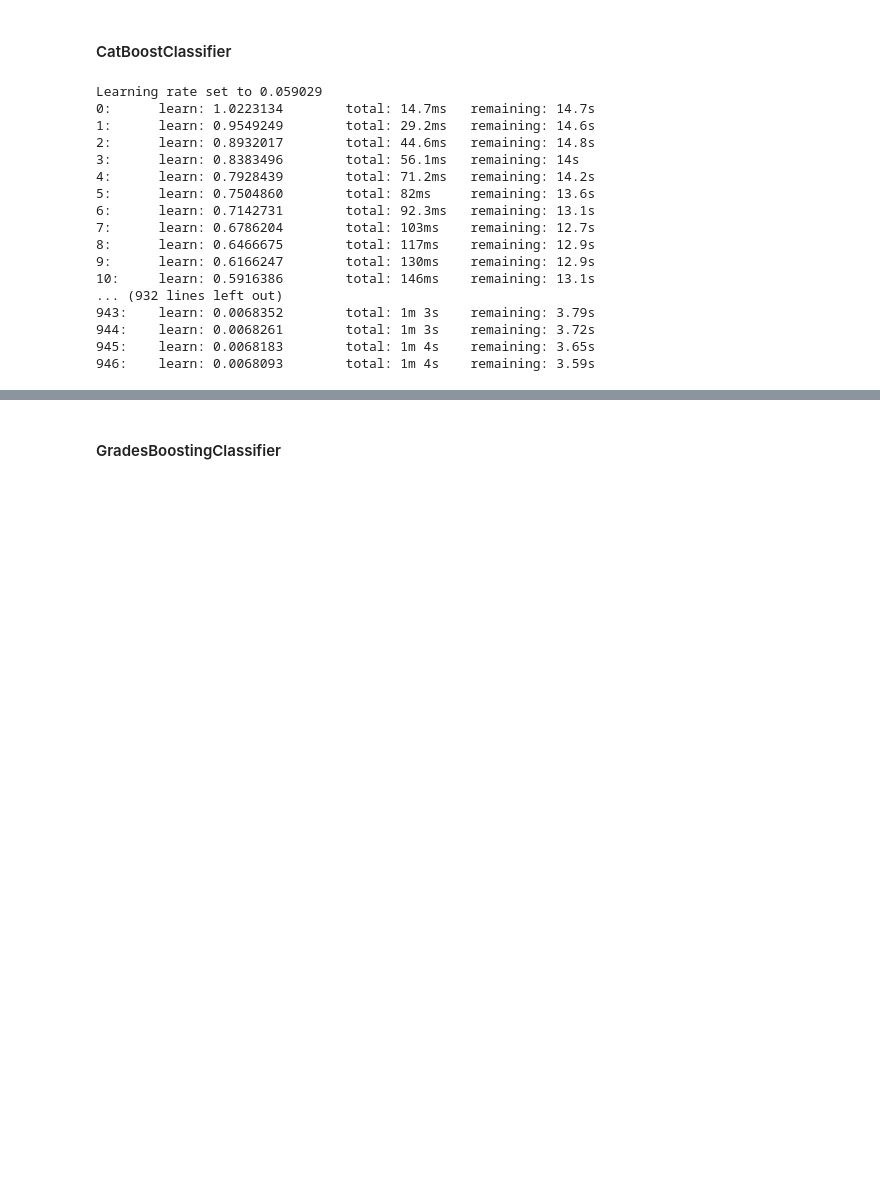
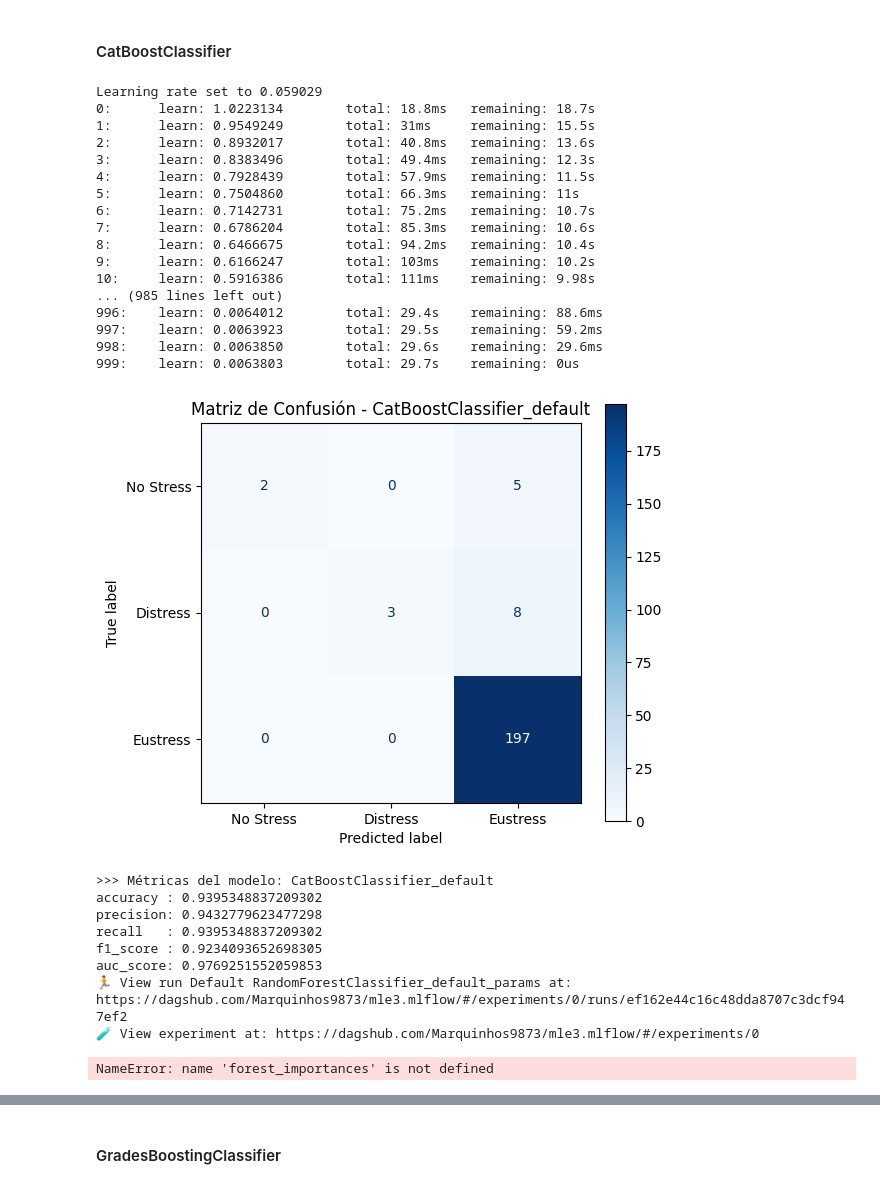
Before and after one commit to Marquinhos9873/mle3, a Jupyter notebook: notebooks/Clasificacion HPM_base.ipynb, the cells around one changed output, grey strips where cells are left out. Saved outputs shown, nothing was run; the diff lists cells and outputs as text; code cells hidden in the pictures; blank space fills up the shorter version.

```diff
--- a/notebooks/Clasificacion HPM_base.ipynb
+++ b/notebooks/Clasificacion HPM_base.ipynb
@@ -469,38 +469,49 @@ with mlflow.start_run(run_name="Default RandomForestClassifier_default_params",
 # %%
 #CatBoostClassifier
 with mlflow.start_run(run_name="Default RandomForestClassifier_default_params", nested=True):
     kitty.fit(X_train, y_train)
     predictions_kitty_default = kitty.predict(X_test)
     probabilities_kitty_default = kitty.predict_proba(X_test)
     metrics = evaluate_classification_model(
         name_model = 'CatBoostClassifier_default',
-        y_real = y_test, predictions = predictions_kitty_default,
+        y_real = y_test,
+        predictions = predictions_kitty_default,
         probabilities = probabilities_kitty_default,
         save_path = save_path )
     kitty_importances = kitty.get_feature_importance()
-    kitty_importances = pd.Series(importances, index=X_train.columns)
+    kitty_importances = pd.Series(kitty_importances, index=X_train.columns)
     fig, ax = plt.subplots()
     forest_importances.plot.bar(ax=ax)
     ax.set_title("Feature importance")
     ax.set_ylabel("Importance ratio")
     fig.tight_layout()
     mlflow.log_figure(fig, "default_random_forest_feature_importances.png")
     mlflow.log_metrics(metrics)
 # %% [output]
 Learning rate set to 0.059029
-0:      learn: 1.0223134        total: 14.7ms   remaining: 14.7s
-1:      learn: 0.9549249        total: 29.2ms   remaining: 14.6s
-2:      learn: 0.8932017        total: 44.6ms   remaining: 14.8s
-3:      learn: 0.8383496        total: 56.1ms   remaining: 14s
-4:      learn: 0.7928439        total: 71.2ms   remaining: 14.2s
-5:      learn: 0.7504860        total: 82ms     remaining: 13.6s
-6:      learn: 0.7142731        total: 92.3ms   remaining: 13.1s
-7:      learn: 0.6786204        total: 103ms    remaining: 12.7s
-8:      learn: 0.6466675        total: 117ms    remaining: 12.9s
-9:      learn: 0.6166247        total: 130ms    remaining: 12.9s
-10:     learn: 0.5916386        total: 146ms    remaining: 13.1s
-... (932 lines left out)
-943:    learn: 0.0068352        total: 1m 3s    remaining: 3.79s
-944:    learn: 0.0068261        total: 1m 3s    remaining: 3.72s
-945:    learn: 0.0068183        total: 1m 4s    remaining: 3.65s
-946:    learn: 0.0068093        total: 1m 4s    remaining: 3.59s
+0:      learn: 1.0223134        total: 18.8ms   remaining: 18.7s
+1:      learn: 0.9549249        total: 31ms     remaining: 15.5s
+2:      learn: 0.8932017        total: 40.8ms   remaining: 13.6s
+3:      learn: 0.8383496        total: 49.4ms   remaining: 12.3s
+4:      learn: 0.7928439        total: 57.9ms   remaining: 11.5s
+5:      learn: 0.7504860        total: 66.3ms   remaining: 11s
+6:      learn: 0.7142731        total: 75.2ms   remaining: 10.7s
+7:      learn: 0.6786204        total: 85.3ms   remaining: 10.6s
+8:      learn: 0.6466675        total: 94.2ms   remaining: 10.4s
+9:      learn: 0.6166247        total: 103ms    remaining: 10.2s
+10:     learn: 0.5916386        total: 111ms    remaining: 9.98s
+... (985 lines left out)
+996:    learn: 0.0064012        total: 29.4s    remaining: 88.6ms
+997:    learn: 0.0063923        total: 29.5s    remaining: 59.2ms
+998:    learn: 0.0063850        total: 29.6s    remaining: 29.6ms
+999:    learn: 0.0063803        total: 29.7s    remaining: 0us
+[figure, added]
+>>> Métricas del modelo: CatBoostClassifier_default
+accuracy : 0.9395348837209302
+precision: 0.9432779623477298
+recall   : 0.9395348837209302
+f1_score : 0.9234093652698305
+auc_score: 0.9769251552059853
+🏃 View run Default RandomForestClassifier_default_params at: https://dagshub.com/Marquinhos9873/mle3.mlflow/#/experiments/0/runs/ef162e44c16c48dda8707c3dcf947ef2
+🧪 View experiment at: https://dagshub.com/Marquinhos9873/mle3.mlflow/#/experiments/0
+NameError: name 'forest_importances' is not defined
```
Also changed, not shown: parts of 2 cells of this notebook, 1 other file.
